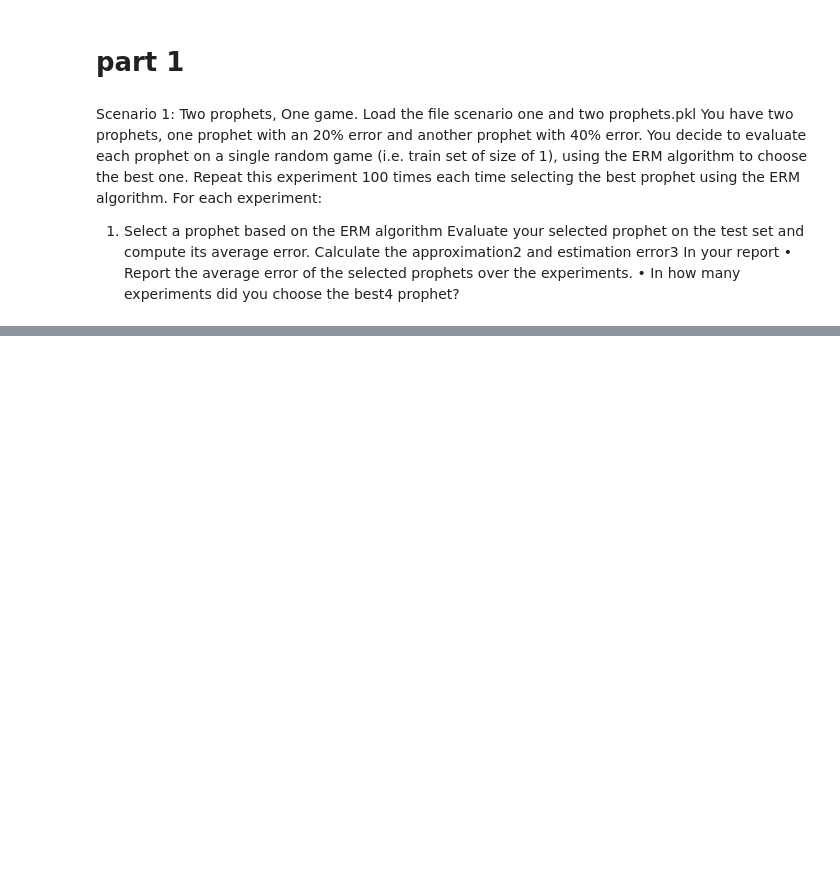
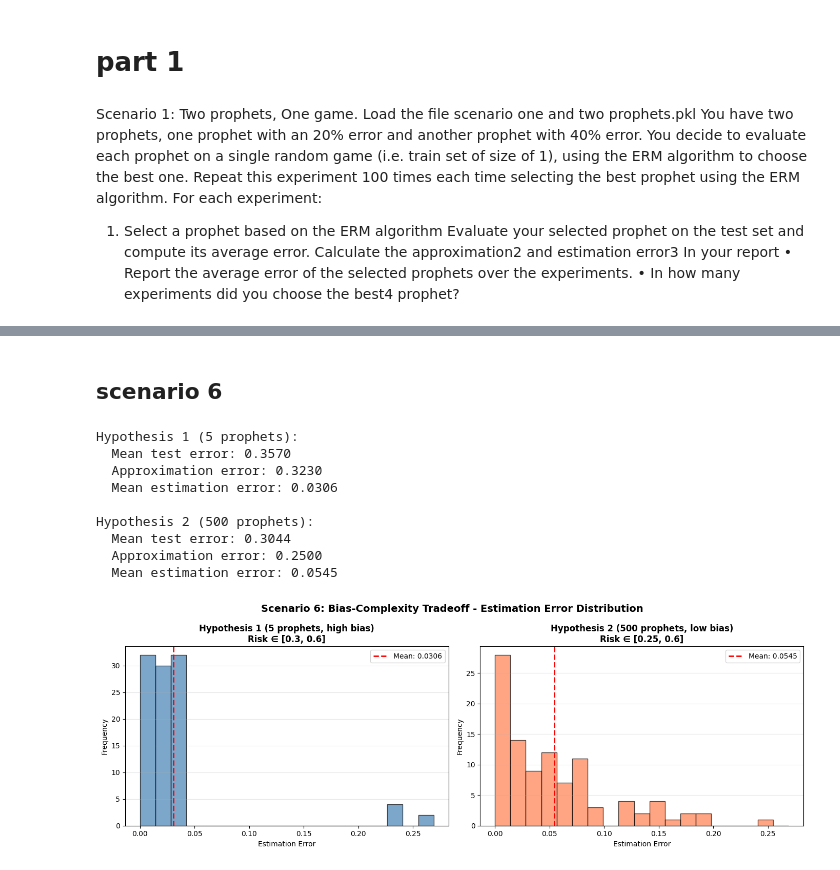
Before and after one commit to Jesse3141/IML_2025, a Jupyter notebook: ex_1/ex_1_sol.ipynb, the cells around one changed output, grey strips where cells are left out. Cells and saved outputs as stored; diff of their text form; code cells hidden in the pictures; blank space fills up the shorter version.

```diff
--- a/ex_1/ex_1_sol.ipynb
+++ b/ex_1/ex_1_sol.ipynb
@@ -274,3 +747,5 @@ def Scenario_5():
+# %% [markdown]
+## scenario 6
 # %%
 def Scenario_6():
     """
@@ -279,4 +754,48 @@ def Scenario_6():
     You may change the input & output parameters of the function as you wish.
     """
     ############### YOUR CODE GOES HERE ###############
-    pass
+    np.random.seed(0)
+    with open('scenario_six_prophets.pkl', 'rb') as f:
+        data_dict = pickle.load(f)
+
+    hypothesis1 = data_dict['hypothesis1']
+    hypothesis2 = data_dict['hypothesis2']
+
+    # Run comparison
+    experiment = BiasComplexityExperiment(data, hypothesis1, hypothesis2)
+    h1_results, h2_results = experiment.run_comparison(n_trials=100, n_train_games=10)
+
+    # Compute metrics
+    h1_metrics = experiment.compute_metrics(h1_results)
+    h2_metrics = experiment.compute_metrics(h2_results)
+
+    # Print results
+    print("Hypothesis 1 (5 prophets):")
+    print(f"  Mean test error: {h1_metrics['mean_test_error']:.4f}")
+    print(f"  Approximation error: {h1_metrics['mean_approximation_error']:.4f}")
+    print(f"  Mean estimation error: {h1_metrics['mean_estimation_error']:.4f}")
+
+    print("\nHypothesis 2 (500 prophets):")
+    print(f"  Mean test error: {h2_metrics['mean_test_error']:.4f}")
+    print(f"  Approximation error: {h2_metrics['mean_approximation_error']:.4f}")
+    print(f"  Mean estimation error: {h2_metrics['mean_estimation_error']:.4f}")
+
+    # Plot histograms
+    fig = experiment.plot_comparison(h1_metrics, h2_metrics)
+    plt.savefig('scenario_6_histograms.png', dpi=300, bbox_inches='tight')
+    plt.show()
+
+    return h1_metrics, h2_metrics
+# %%
+_ = Scenario_6()
+# %% [output]
+Hypothesis 1 (5 prophets):
+  Mean test error: 0.3570
+  Approximation error: 0.3230
+  Mean estimation error: 0.0306
+
+Hypothesis 2 (500 prophets):
+  Mean test error: 0.3044
+  Approximation error: 0.2500
+  Mean estimation error: 0.0545
+[figure, added]
```
Also changed, not shown: parts of 45 cells of this notebook, 25 other files.
